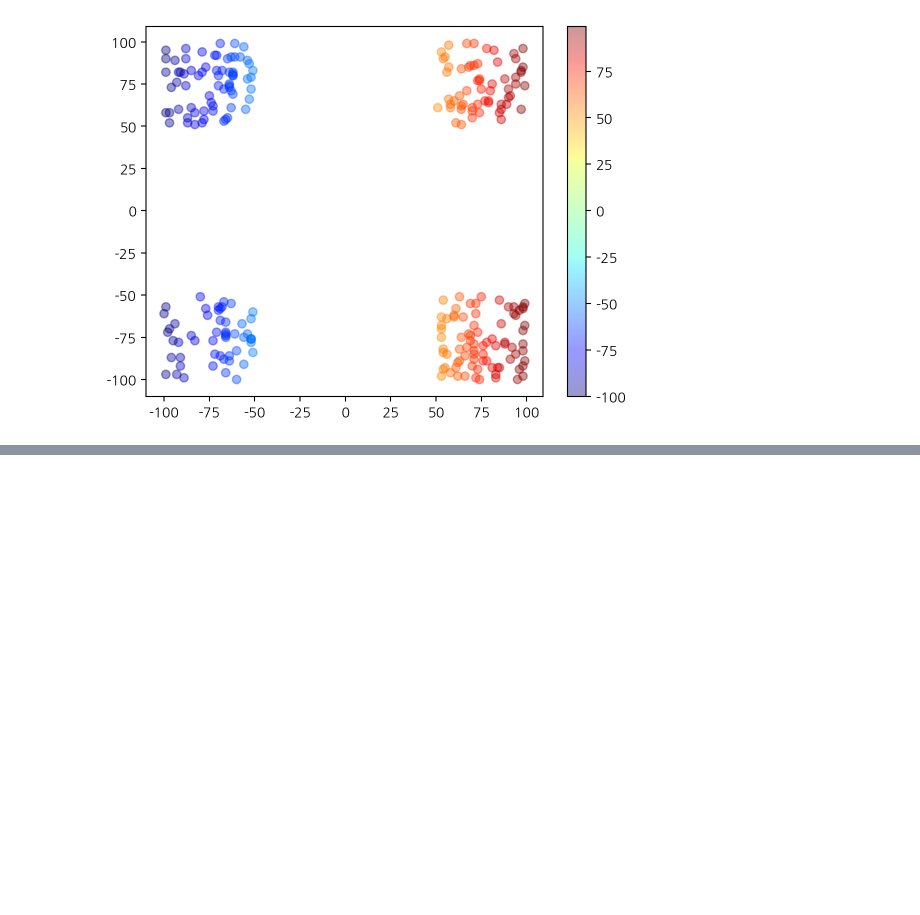
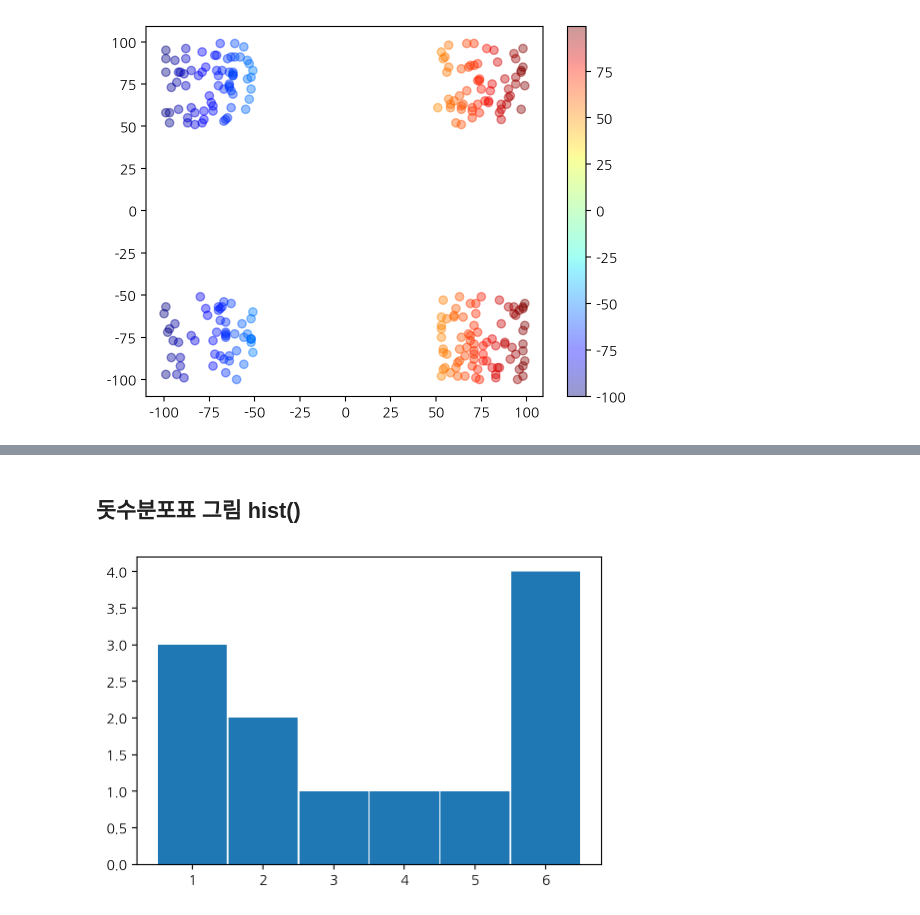
Before and after one commit to yesung05/2024-intro-DA-code, a Jupyter notebook: w07_matplotlib_intro.ipynb, the cells around one changed output, grey strips where cells are left out. Cells and saved outputs as stored; diff of their text form; code cells hidden in the pictures; blank space fills up the shorter version.

```diff
--- a/w07_matplotlib_intro.ipynb
+++ b/w07_matplotlib_intro.ipynb
@@ -157,0 +174,12 @@ plt.show()
+# %% [markdown]
+## 돗수분포표 그림 hist()
+# %%
+import matplotlib.pyplot as plt
+
+plt.figure(figsize=(6,4))
+
+plt.hist([1,1,1,2,2,3,4,5,6,6,6,6],rwidth=.98,bins=[.5,1.5,2.5,3.5,4.5,5.5,6.5])
+plt.xticks(range(1,7))
+plt.show()
+# %% [output]
+[figure, added]
```
Also changed, not shown: parts of 10 cells of this notebook.
